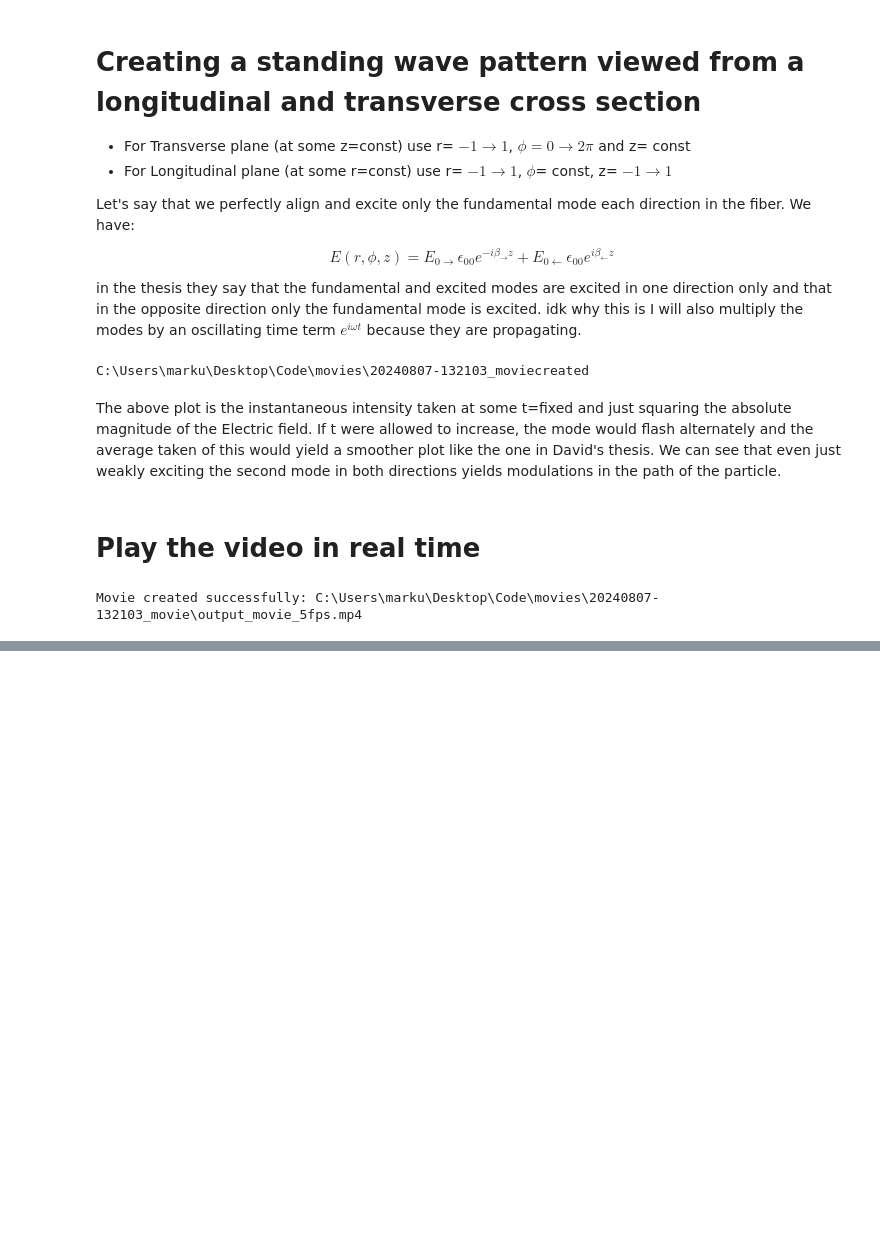
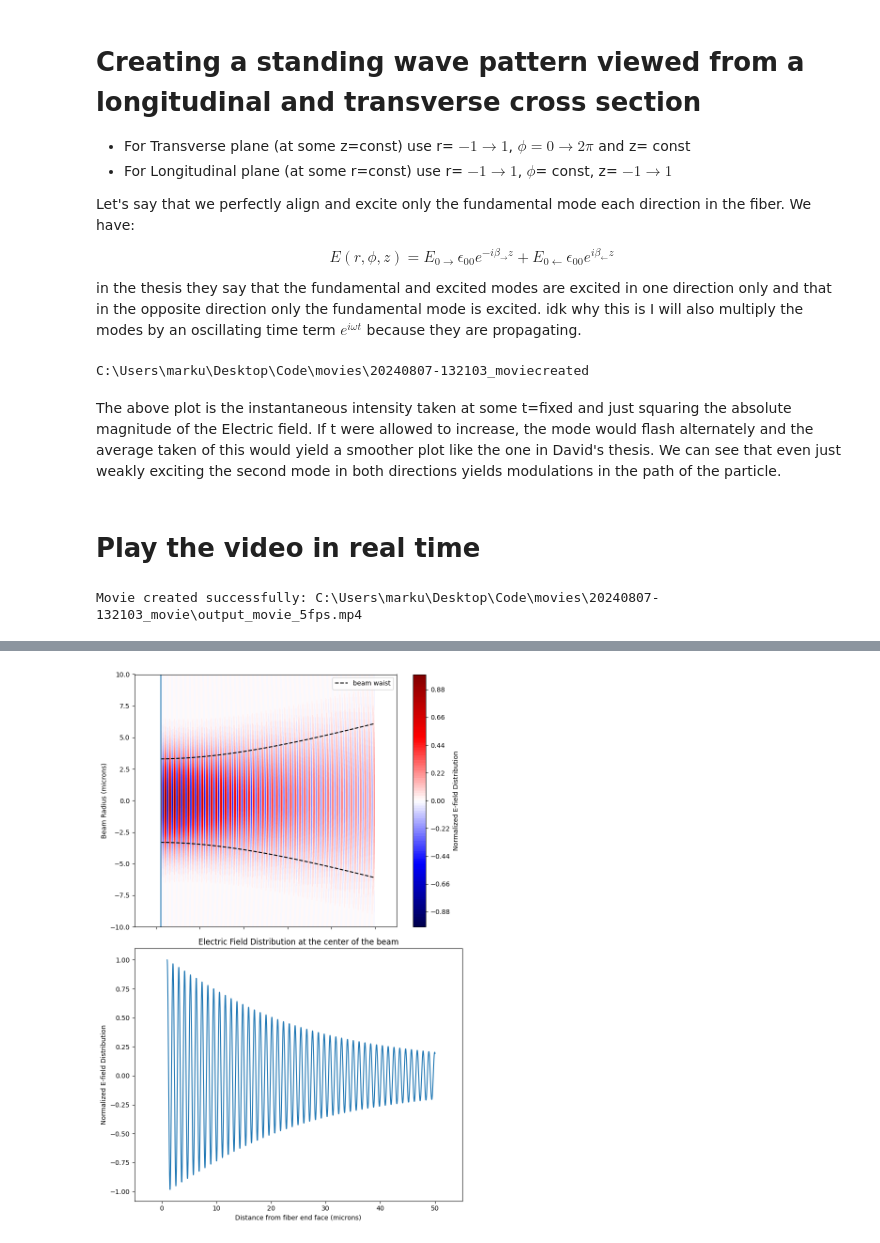
Before and after one commit to holly-faith/UCL2024, a Jupyter notebook: LPModes.ipynb, the cells around one changed output, grey strips where cells are left out. Saved outputs shown, nothing was run; the diff lists cells and outputs as text; code cells hidden in the pictures; blank space fills up the shorter version.

Commit message:
made a standing wave in free space outside the fiber end faces at separation of 50microns

```diff
--- a/LPModes.ipynb
+++ b/LPModes.ipynb
@@ -225,0 +232,84 @@ Movie created successfully: C:\Users\marku\Desktop\Code\movies\20240807-132103_m
+# %%
+import numpy as np
+import matplotlib.pyplot as plt
+# diverging beam waist:
+def RayleighRange(wavelength, MFD):
+    return (np.pi/wavelength)*(MFD/2)**2
+
+def BeamRadius(z, wavelength, MFD, offset=0):
+    # input in microns, output in microns
+    zr = RayleighRange(wavelength, MFD)
+    return (MFD/2)*np.sqrt(1 + ((z-offset)/zr)**2)
+
+def RadCurve(z, wavelength, MFD, offset=0):
+    zr = RayleighRange(wavelength, MFD)
+    return (z-offset)*(1+ (zr/(z-offset))**2)
+
+def GouyPhase(z, wavelength, MFD, offset=0):
+    zr = RayleighRange(wavelength, MFD)
+    return np.arctan((z-offset)/zr)
+
+def ElectricField(z, r, wavelength, MFD, offset=0, dir='right'):
+    if dir=='right':
+        BR = BeamRadius(z-offset, wavelength, MFD, offset)
+        RC = RadCurve(z-offset, wavelength, MFD, offset)
+        psi = GouyPhase(z-offset, wavelength, MFD, offset)
+        k = 2*np.pi/wavelength
+        E = ( (MFD/2)/BR ) * ( np.exp(-(r**2/BR**2)) ) * np.exp( -1j*( k*(z-offset) + (k*r**2)/(2*RC) ) - psi )
+
+    elif dir=='left':
+        BR = BeamRadius(-z-offset, wavelength, MFD)
+        RC = RadCurve(-z-offset, wavelength, MFD)
+        psi = GouyPhase(-z-offset, wavelength, MFD)
+        k = 2*np.pi/wavelength
+        E = ( (MFD/2)/BR ) * ( np.exp(-(r**2/BR**2)) ) * np.exp( -1j*( k*(-z-offset) + (k*r**2)/(2*RC) ) - psi )
+
+    # input in microns, output normalised E-field intensity in micron scale space
+    return E/np.max(E)
+
+
+############## right travelling field ########################
+# Everything in microns
+offset_right = 1
+zs = np.linspace(offset_right, 50, 2000)
+rs = np.linspace(-10, 10, 2000)
+wavelength = 1064e-3  # Wavelength in microns
+MFD = 6.6  # Mode Field Diameter in microns
+
+
+
+Z, R = np.meshgrid(zs, rs)
+
+E_field_right = ElectricField(Z, R, wavelength, MFD, offset_right, 'right')  # Use intensity, |E|^2
+Beam_radius = BeamRadius(zs, wavelength, MFD)
+r_zero_index = np.argmin(np.abs(rs))
+Intensity_dropoff = E_field_right[r_zero_index, :]
+
+
+fig, axes = plt.subplots(2,1,figsize=(8,12),sharex=True)
+
+
+contour = axes[0].contourf(Z, R, E_field_right, levels=100, cmap='seismic')
+fig.colorbar(contour, ax=axes[0], label='Normalized E-field Distribution')
+axes[0].plot(zs, Beam_radius, linestyle='--', color='black', label='beam waist')
+axes[0].plot(zs, -Beam_radius, linestyle='--', color='black')
+axes[0].axvline(offset_right)
+
+axes[0].set_ylabel('Beam Radius (microns)')
+axes[0].set_xlim(-5,55)
+axes[0].set_ylim(-10,10)
+axes[0].legend()
+
+
+
+axes[1].plot(zs, Intensity_dropoff)
+axes[1].set_ylabel('Normalized E-field Distribution')
+axes[1].set_xlabel('Distance from fiber end face (microns)')
+axes[1].set_title('Electric Field Distribution at the center of the beam')
+#axes[1].set_xlim(0,30)
+
+
+plt.tight_layout()
+plt.show()
+# %% [output]
+[figure, added]
```
Also changed, not shown: parts of 5 cells of this notebook.
